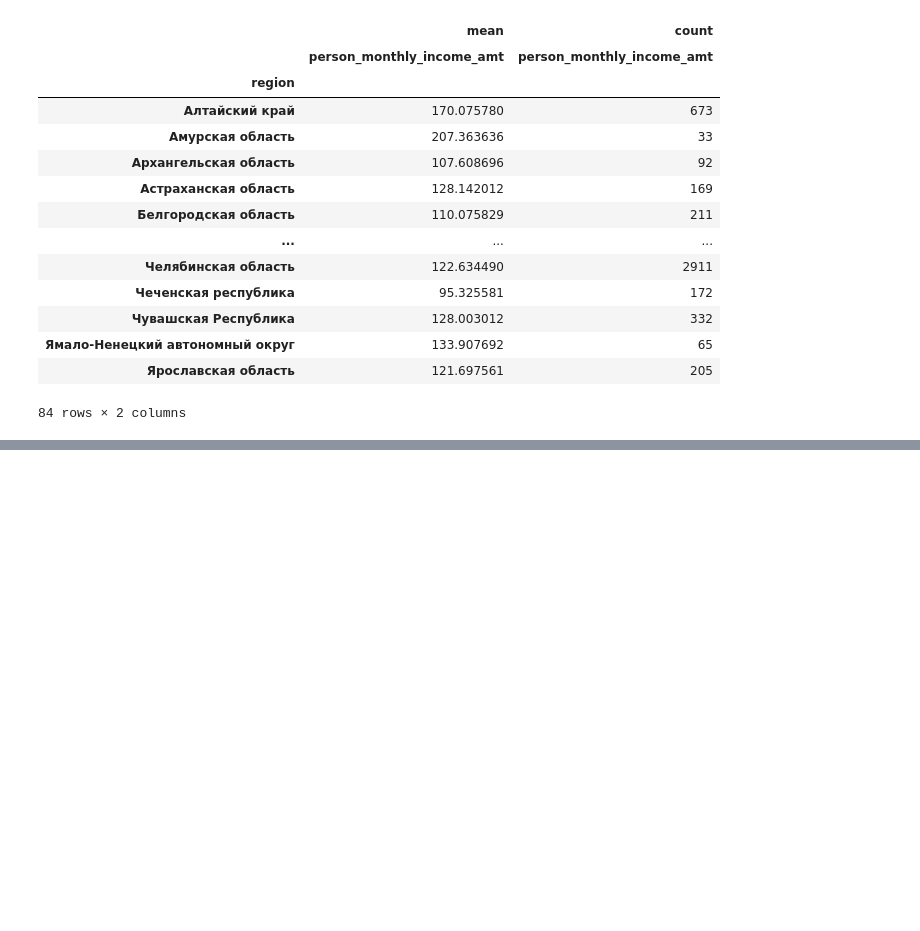
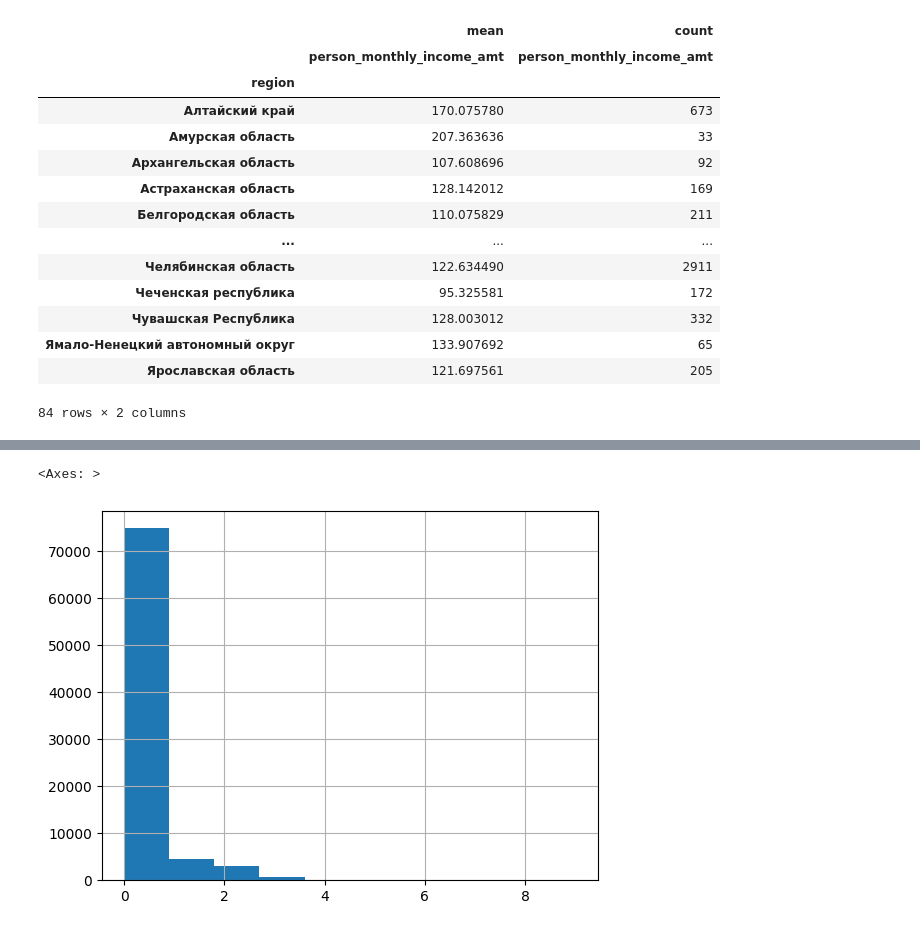
Before and after one commit to ssd2008/nn2024, a Jupyter notebook: workzone.ipynb, the cells around one changed output, grey strips where cells are left out. Saved outputs shown, nothing was run; the diff lists cells and outputs as text; code cells hidden in the pictures; blank space fills up the shorter version.

```diff
--- a/workzone.ipynb
+++ b/workzone.ipynb
@@ -179,0 +505,14 @@ Name: offenceshortstatement, Length: 97302, dtype: object>
+# %%
+df['is_Moscow'] = df['region'] == 'Москва'
+df['is_pik'] = df['offencetime'].isin([8, 9, 18, 19])
+X = df[df['marital_status_cd'] == 'UNM'][['is_Moscow', 'public_holiday', 'is_pik']]
+X = sm.add_constant(X)
+Y = df[df['marital_status_cd'] == 'UNM'][['speed']]
+X['is_Moscow'] = X['is_Moscow'].astype('int')
+X['is_pik'] = X['is_pik'].astype('int')
+Y['speed'] = Y['speed'].astype('int')
+model = sm.OLS(np.asarray(Y), np.asarray(X))
+res = model.fit()
+print(res.summary())
+
+# не женаты
@@ -179,0 +537,14 @@ Name: offenceshortstatement, Length: 97302, dtype: object>
+# %%
+df['is_Moscow'] = df['region'] == 'Москва'
+df['is_pik'] = df['offencetime'].isin([8, 9, 18, 19])
+X = df[df['marital_status_cd'] == 'MAR'][['is_Moscow', 'public_holiday', 'is_pik']]
+X = sm.add_constant(X)
+Y = df[df['marital_status_cd'] == 'MAR'][['speed']]
+X['is_Moscow'] = X['is_Moscow'].astype('int')
+X['is_pik'] = X['is_pik'].astype('int')
+Y['speed'] = Y['speed'].astype('int')
+model = sm.OLS(np.asarray(Y), np.asarray(X))
+res = model.fit()
+print(res.summary())
+
+# женаты
@@ -179,0 +569,14 @@ Name: offenceshortstatement, Length: 97302, dtype: object>
+# %%
+df['is_Moscow'] = df['region'] == 'Москва'
+df['is_pik'] = df['offencetime'].isin([8, 9, 18, 19])
+X = df[df['marital_status_cd'] != 'MAR'][df['marital_status_cd'] != 'UNM'][['is_Moscow', 'public_holiday', 'is_pik']]
+X = sm.add_constant(X)
+Y = df[df['marital_status_cd'] != 'MAR'][df['marital_status_cd'] != 'UNM'][['speed']]
+X['is_Moscow'] = X['is_Moscow'].astype('int')
+X['is_pik'] = X['is_pik'].astype('int')
+Y['speed'] = Y['speed'].astype('int')
+model = sm.OLS(np.asarray(Y), np.asarray(X))
+res = model.fit()
+print(res.summary())
+
+# остальное
@@ -179,0 +601,5 @@ Name: offenceshortstatement, Length: 97302, dtype: object>
+# %%
+df['children_cnt'].hist()
+# %% [output]
+<Axes: >
+[figure, added]
```
Also changed, not shown: parts of 62 cells of this notebook, 1 other file.
